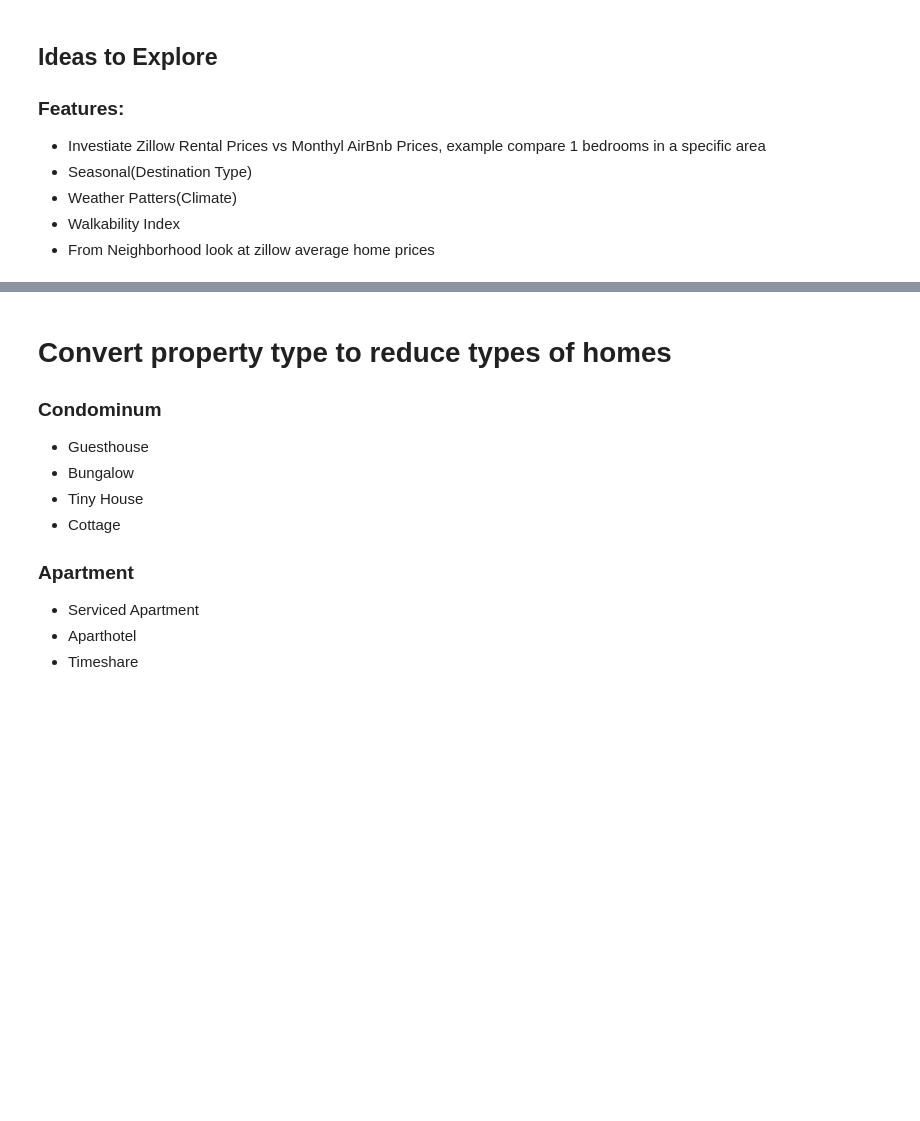
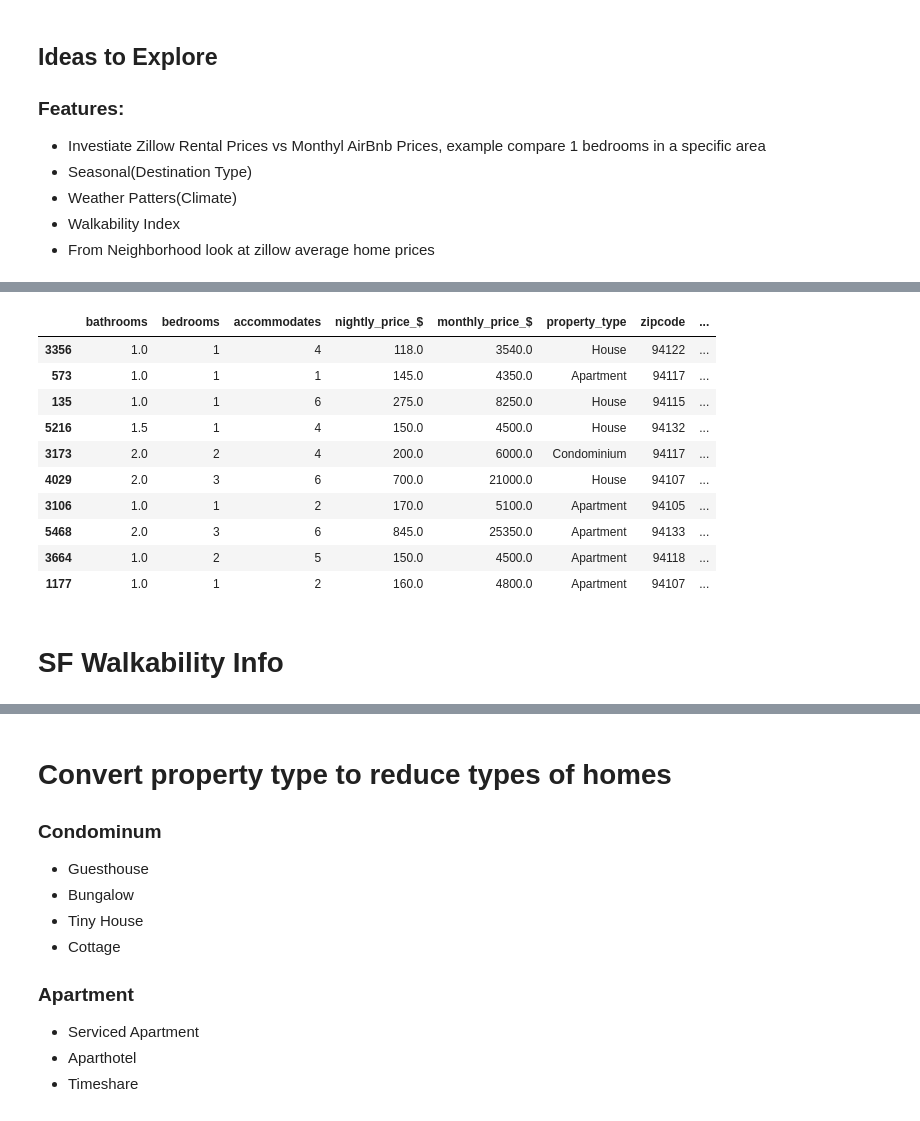
Before and after one commit to MohammadBakir/Predicting-ROI-On-AirBnb-Rentals, a Jupyter notebook: Project Luther.ipynb, the cells around one changed output, grey strips where cells are left out. Drawn from its saved outputs; the diff is of its cells as text; code cells hidden in the pictures; blank space fills up the shorter version.

Commit message:
Updated Cleaning Methods for DataFrames

```diff
--- a/Project Luther.ipynb
+++ b/Project Luther.ipynb
@@ -140,0 +163,49 @@ print(sf_listing_dict)
+# %%
+#Replace column NaN values with mean of column
+df_sf['availability_30'].fillna(int(round(mean_availability_30)), inplace=True)
+df_sf['availability_60'].fillna(int(round(mean_availability_60)), inplace=True)
+df_sf['availability_90'].fillna(int(round(mean_availability_90)), inplace=True)
+df_sf['availability_365'].fillna(int(round(mean_availability_365)), inplace=True)
+
+df_sf['number_of_reviews'].fillna(int(round(mean_num_reviews)), inplace=True)
+df_sf['review_scores_rating'].fillna(int(round(mean_scores_rating)), inplace=True)
+df_sf['review_scores_accuracy'].fillna(int(round(mean_score_accur)), inplace=True)
+df_sf['review_scores_cleanliness'].fillna(int(round(mean_score_clean)), inplace=True)
+df_sf['review_scores_checkin'].fillna(int(round(mean_score_checkin)), inplace=True)
+df_sf['review_scores_communication'].fillna(int(round(mean_score_comm)), inplace=True)
+
+df_sf['review_scores_location'].fillna(int(round(mean_score_loc)), inplace=True)
+df_sf['review_scores_value'].fillna(int(round(mean_review_score)), inplace=True)
+# %%
+#Updated neighbourhood names in airbnb dataframe to match those from redfin
+old_names = ['Ocean View ','Marina','Presidio','Downtown/Civic Center','Castro/Upper Market']
+new_names = ['Ocean View Terrace','Marina District','Presidio Heights','Civic Center / Van Ness','Castro']
+
+df_sf.replace('Ocean View', 'Ocean View Terrace', inplace=True)
+df_sf.replace('Marina', 'Marina District',inplace=True)
+df_sf.replace('Presidio', 'Presidio Heights',inplace=True)
+df_sf.replace('Downtown/Civic Center', 'Civic Center / Van Ness',inplace=True)
+df_sf.replace('Castro/Upper Market', 'Castro',inplace=True)
+# %%
+#Bring in zillow home value index and zillow rent index
+xlsx_file_z_index = pd.ExcelFile('..\\Data\\San Francisco Data\\bedrooms_average.xlsx')
+all_tier_z_index = pd.read_excel(xlsx_file_z_index, 'all_beds')
+# %%
+#Add Zillow Home Value and Rent Index Information for individual neighborhoods
+df_sf = pd.merge(df_sf, all_tier_z_index, left_on=['neighborhood','bedrooms'], right_on=['neighborhood','bedrooms']);
+# %%
+df_sf.sample(6)
+# %% [output]
+|  | bathrooms | bedrooms | accommodates | nightly_price_$ | monthly_price_$ | property_type | zipcode | ... |
+| 3356 | 1.0 | 1 | 4 | 118.0 | 3540.0 | House | 94122 | ... |
+| 573 | 1.0 | 1 | 1 | 145.0 | 4350.0 | Apartment | 94117 | ... |
+| 135 | 1.0 | 1 | 6 | 275.0 | 8250.0 | House | 94115 | ... |
+| 5216 | 1.5 | 1 | 4 | 150.0 | 4500.0 | House | 94132 | ... |
+| 3173 | 2.0 | 2 | 4 | 200.0 | 6000.0 | Condominium | 94117 | ... |
+| 4029 | 2.0 | 3 | 6 | 700.0 | 21000.0 | House | 94107 | ... |
+| 3106 | 1.0 | 1 | 2 | 170.0 | 5100.0 | Apartment | 94105 | ... |
+| 5468 | 2.0 | 3 | 6 | 845.0 | 25350.0 | Apartment | 94133 | ... |
+| 3664 | 1.0 | 2 | 5 | 150.0 | 4500.0 | Apartment | 94118 | ... |
+| 1177 | 1.0 | 1 | 2 | 160.0 | 4800.0 | Apartment | 94107 | ... |
+# %% [markdown]
+# SF Walkability Info
```
Also changed, not shown: parts of 40 cells of this notebook, 1 other file.
